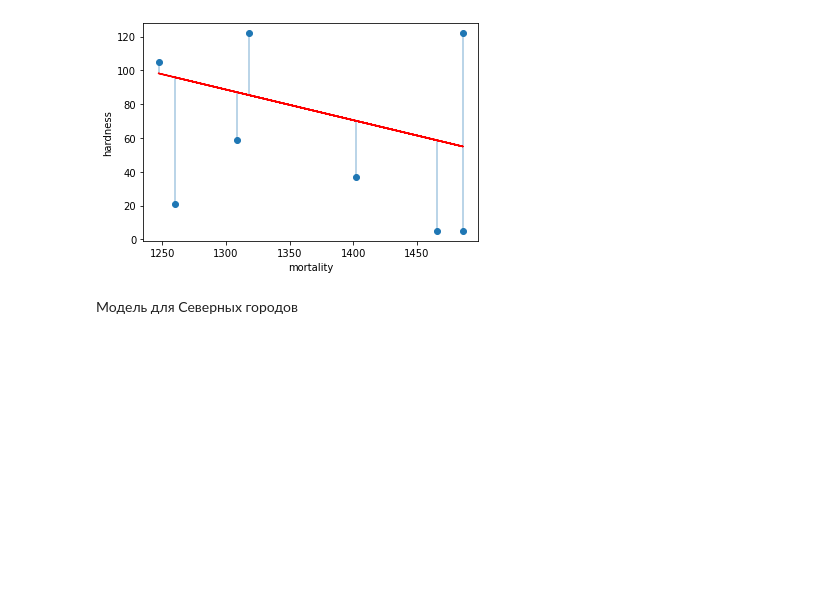
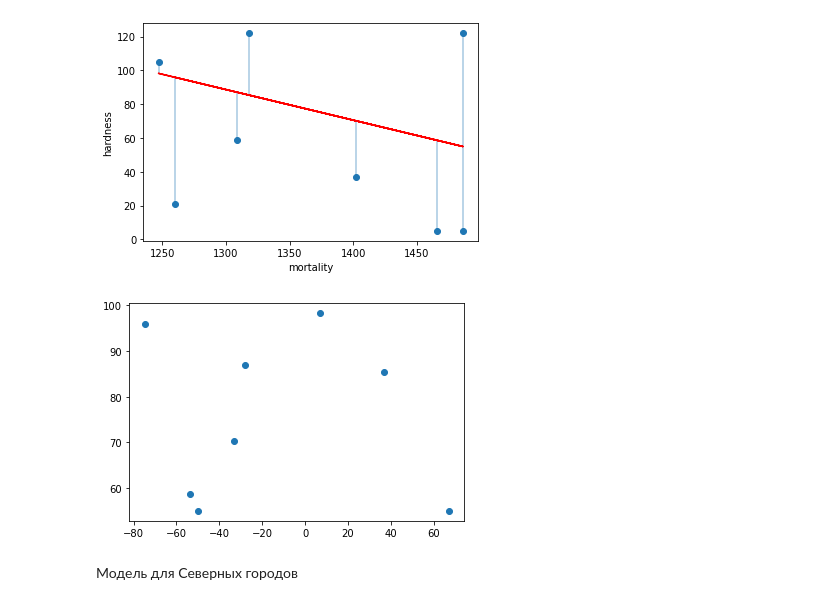
Before and after one commit to VadimZhurin/netology_python, a Jupyter notebook: HW_18.ipynb, the cells around one changed output. Saved outputs shown, nothing was run; the diff lists cells and outputs as text; code cells hidden in the pictures; blank space fills up the shorter version.

```diff
--- a/HW_18.ipynb
+++ b/HW_18.ipynb
@@ -167,6 +175,14 @@ plt.ylabel('hardness')
 plt.show()
 # %% [output]
 [figure]
+# %%
+residuals = y_test - y_pred # Расчитываем остатки
+
+plt.scatter(residuals, y_pred) # Строим график остатков
+
+plt.show()
+# %% [output]
+[figure, added]
 # %% [markdown]
 Модель для Северных городов
 # %%
```
Also changed, not shown: parts of 6 cells of this notebook.
